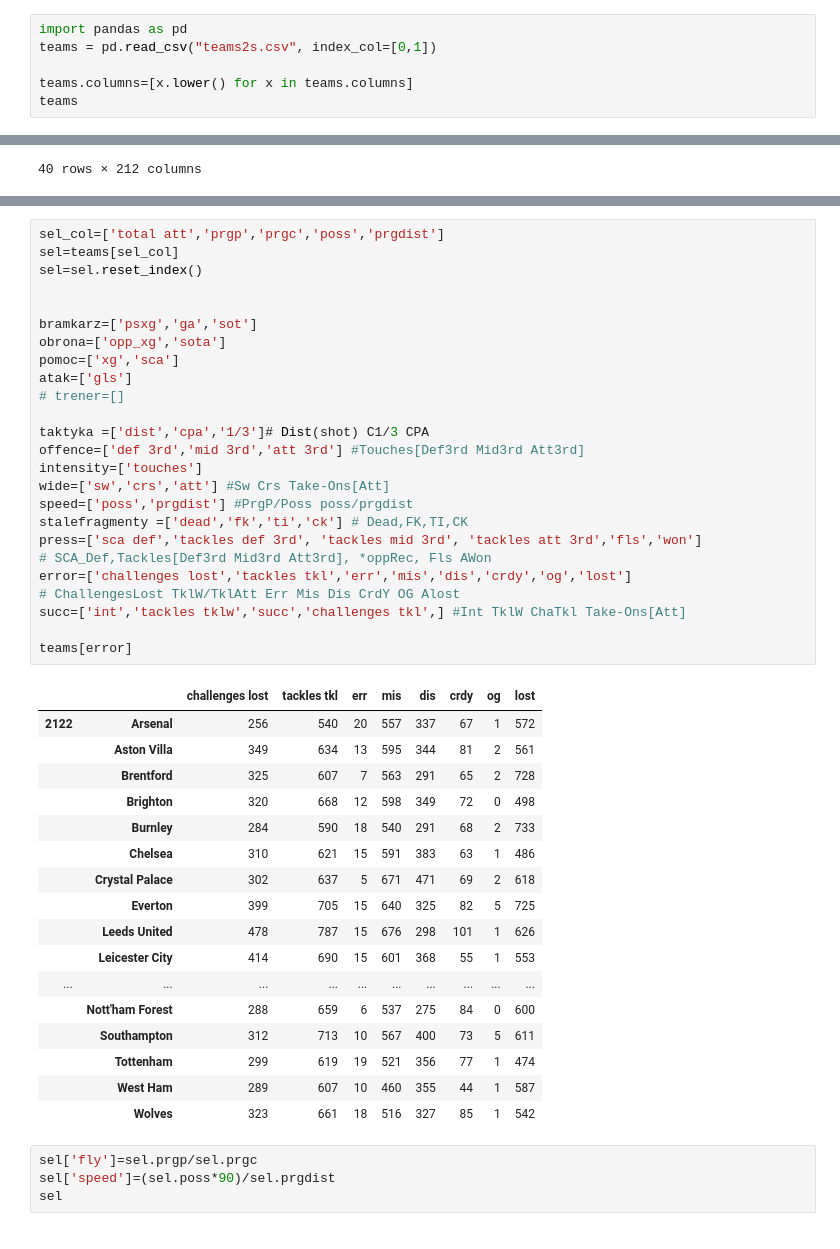
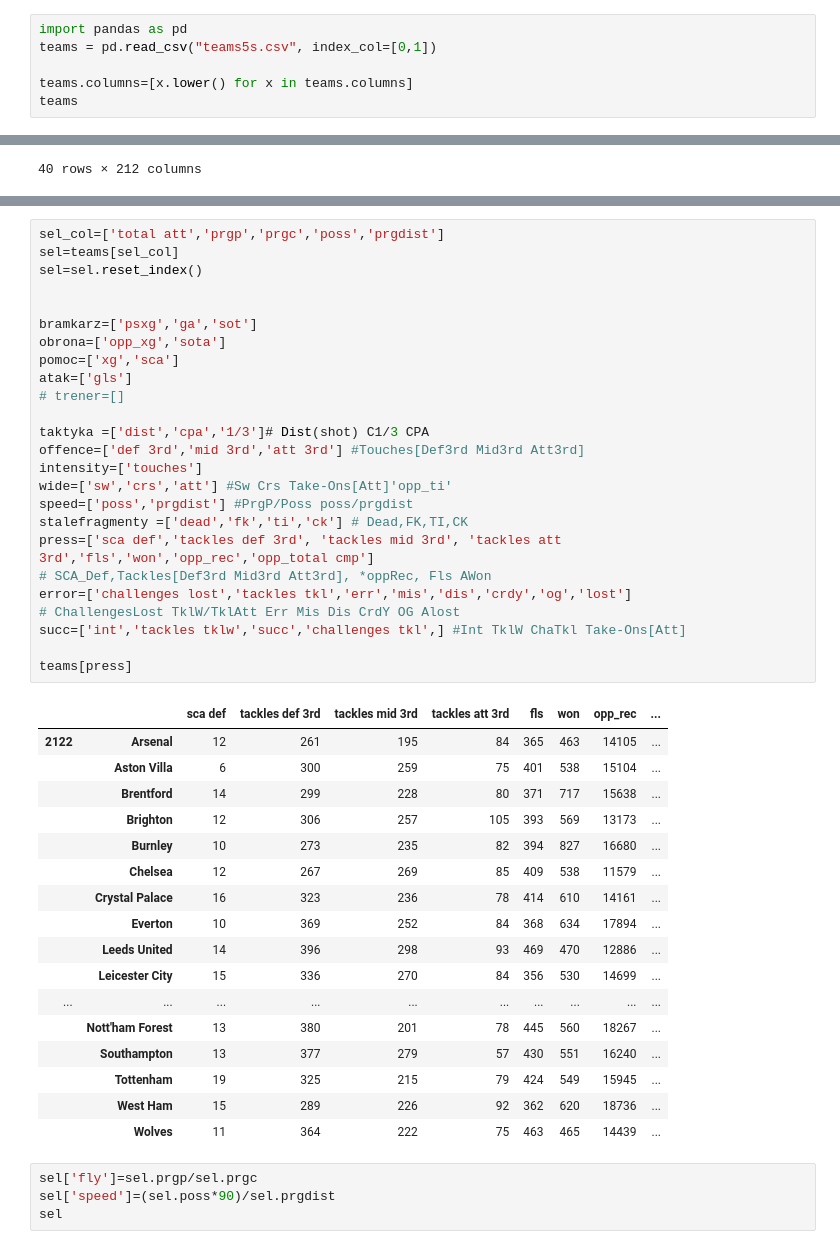
Before and after one commit to krawczyk071/predictor, a Jupyter notebook: play_styles/three.ipynb, the cells around one changed output, grey strips where cells are left out. Saved outputs shown, nothing was run; the diff lists cells and outputs as text.

```diff
--- a/play_styles/three.ipynb
+++ b/play_styles/three.ipynb
@@ -1,6 +1,6 @@
 # %%
 import pandas as pd
-teams = pd.read_csv("teams2s.csv", index_col=[0,1])
+teams = pd.read_csv("teams5s.csv", index_col=[0,1])
 
 teams.columns=[x.lower() for x in teams.columns]
 teams
@@ -44,46 +46,46 @@ teams
 # %%
 sel_col=['total att','prgp','prgc','poss','prgdist']
 sel=teams[sel_col]
 sel=sel.reset_index()
 
 
 bramkarz=['psxg','ga','sot']
 obrona=['opp_xg','sota']
 pomoc=['xg','sca']
 atak=['gls']
 # trener=[]
 
 taktyka =['dist','cpa','1/3']# Dist(shot) C1/3 CPA
 offence=['def 3rd','mid 3rd','att 3rd'] #Touches[Def3rd Mid3rd Att3rd]
 intensity=['touches']
-wide=['sw','crs','att'] #Sw Crs Take-Ons[Att]
+wide=['sw','crs','att'] #Sw Crs Take-Ons[Att]'opp_ti'
 speed=['poss','prgdist'] #PrgP/Poss poss/prgdist
 stalefragmenty =['dead','fk','ti','ck'] # Dead,FK,TI,CK
-press=['sca def','tackles def 3rd', 'tackles mid 3rd', 'tackles att 3rd','fls','won']
+press=['sca def','tackles def 3rd', 'tackles mid 3rd', 'tackles att 3rd','fls','won','opp_rec','opp_total cmp']
 # SCA_Def,Tackles[Def3rd Mid3rd Att3rd], *oppRec, Fls AWon
 error=['challenges lost','tackles tkl','err','mis','dis','crdy','og','lost']
 # ChallengesLost TklW/TklAtt Err Mis Dis CrdY OG Alost
 succ=['int','tackles tklw','succ','challenges tkl',] #Int TklW ChaTkl Take-Ons[Att]
 
-teams[error]
+teams[press]
 # %% [output]
-|  |  | challenges lost | tackles tkl | err | mis | dis | crdy | og | lost |
-| 2122 | Arsenal | 256 | 540 | 20 | 557 | 337 | 67 | 1 | 572 |
-|  | Aston Villa | 349 | 634 | 13 | 595 | 344 | 81 | 2 | 561 |
-|  | Brentford | 325 | 607 | 7 | 563 | 291 | 65 | 2 | 728 |
-|  | Brighton | 320 | 668 | 12 | 598 | 349 | 72 | 0 | 498 |
-|  | Burnley | 284 | 590 | 18 | 540 | 291 | 68 | 2 | 733 |
-|  | Chelsea | 310 | 621 | 15 | 591 | 383 | 63 | 1 | 486 |
-|  | Crystal Palace | 302 | 637 | 5 | 671 | 471 | 69 | 2 | 618 |
-|  | Everton | 399 | 705 | 15 | 640 | 325 | 82 | 5 | 725 |
-|  | Leeds United | 478 | 787 | 15 | 676 | 298 | 101 | 1 | 626 |
-|  | Leicester City | 414 | 690 | 15 | 601 | 368 | 55 | 1 | 553 |
+|  |  | sca def | tackles def 3rd | tackles mid 3rd | tackles att 3rd | fls | won | opp_rec | ... |
+| 2122 | Arsenal | 12 | 261 | 195 | 84 | 365 | 463 | 14105 | ... |
+|  | Aston Villa | 6 | 300 | 259 | 75 | 401 | 538 | 15104 | ... |
+|  | Brentford | 14 | 299 | 228 | 80 | 371 | 717 | 15638 | ... |
+|  | Brighton | 12 | 306 | 257 | 105 | 393 | 569 | 13173 | ... |
+|  | Burnley | 10 | 273 | 235 | 82 | 394 | 827 | 16680 | ... |
+|  | Chelsea | 12 | 267 | 269 | 85 | 409 | 538 | 11579 | ... |
+|  | Crystal Palace | 16 | 323 | 236 | 78 | 414 | 610 | 14161 | ... |
+|  | Everton | 10 | 369 | 252 | 84 | 368 | 634 | 17894 | ... |
+|  | Leeds United | 14 | 396 | 298 | 93 | 469 | 470 | 12886 | ... |
+|  | Leicester City | 15 | 336 | 270 | 84 | 356 | 530 | 14699 | ... |
 | ... | ... | ... | ... | ... | ... | ... | ... | ... | ... |
-|  | Nott'ham Forest | 288 | 659 | 6 | 537 | 275 | 84 | 0 | 600 |
-|  | Southampton | 312 | 713 | 10 | 567 | 400 | 73 | 5 | 611 |
-|  | Tottenham | 299 | 619 | 19 | 521 | 356 | 77 | 1 | 474 |
-|  | West Ham | 289 | 607 | 10 | 460 | 355 | 44 | 1 | 587 |
-|  | Wolves | 323 | 661 | 18 | 516 | 327 | 85 | 1 | 542 |
+|  | Nott'ham Forest | 13 | 380 | 201 | 78 | 445 | 560 | 18267 | ... |
+|  | Southampton | 13 | 377 | 279 | 57 | 430 | 551 | 16240 | ... |
+|  | Tottenham | 19 | 325 | 215 | 79 | 424 | 549 | 15945 | ... |
+|  | West Ham | 15 | 289 | 226 | 92 | 362 | 620 | 18736 | ... |
+|  | Wolves | 11 | 364 | 222 | 75 | 463 | 465 | 14439 | ... |
 # %%
 sel['fly']=sel.prgp/sel.prgc
 sel['speed']=(sel.poss*90)/sel.prgdist
```
Also changed, not shown: parts of 1 cell of this notebook, 7 other files.
